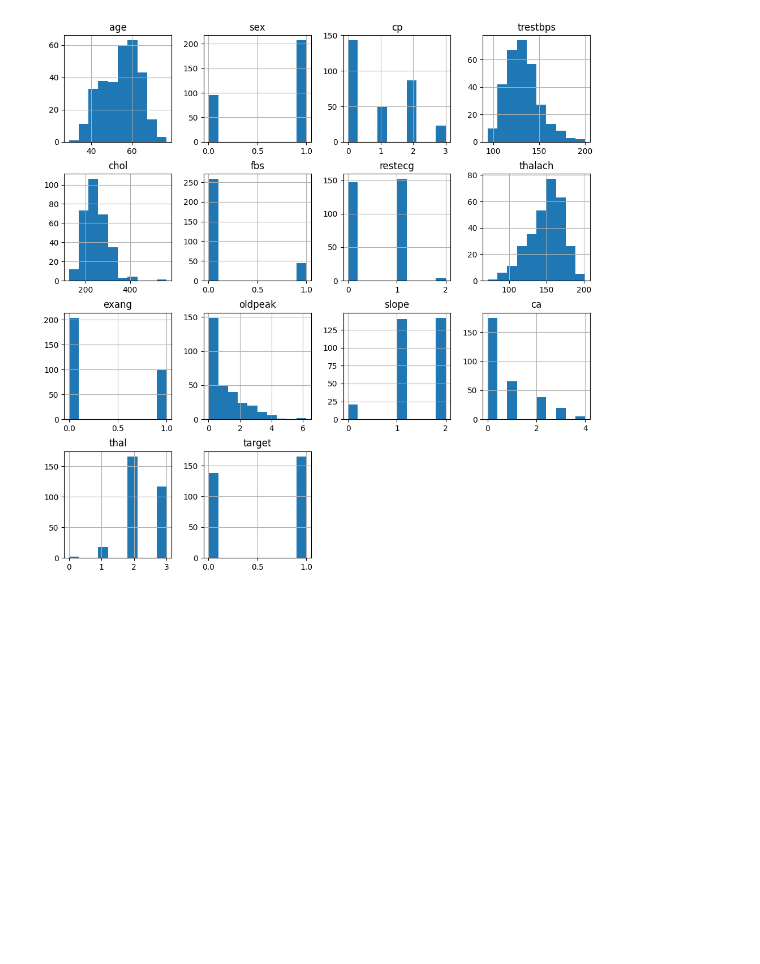
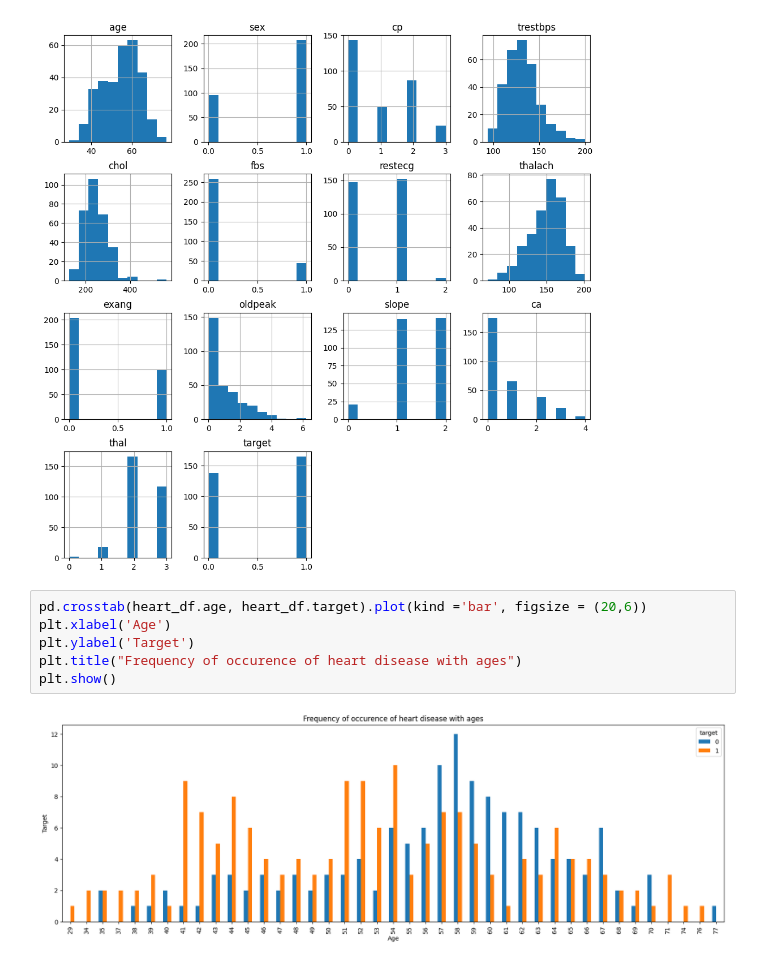
Before and after one commit to JayaraniArunachalam/Neural-Networks, a Jupyter notebook: Jayarani_Arunachalam_Heart_Disease_Prediction_Neural_Networks_Keras.ipynb, the cells around one changed output. Cells and saved outputs as stored; diff of their text form; blank space fills up the shorter version.

```diff
--- a/Jayarani_Arunachalam_Heart_Disease_Prediction_Neural_Networks_Keras.ipynb
+++ b/Jayarani_Arunachalam_Heart_Disease_Prediction_Neural_Networks_Keras.ipynb
@@ -118,3 +137,11 @@ heart_df.hist(figsize = (12, 12))
 plt.show()
 # %% [output]
 [figure]
+# %%
+pd.crosstab(heart_df.age, heart_df.target).plot(kind ='bar', figsize = (20,6))
+plt.xlabel('Age')
+plt.ylabel('Target')
+plt.title("Frequency of occurence of heart disease with ages")
+plt.show()
+# %% [output]
+[figure, added]
```
Also changed, not shown: parts of 3 cells of this notebook.
